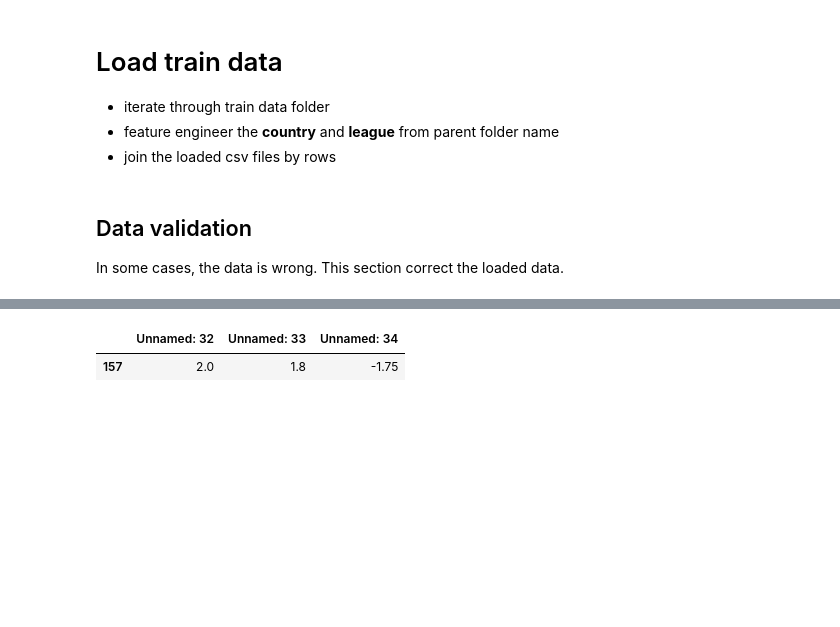
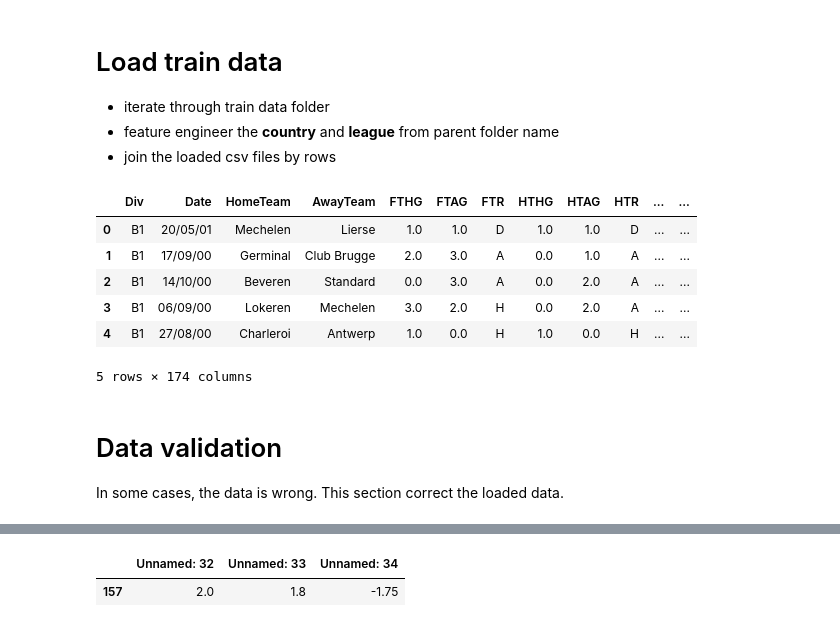
Before and after one commit to balooooooooo/machine-learning-2-coursework, a Jupyter notebook: preprocessing.ipynb, the cells around one changed output, grey strips where cells are left out. Drawn from its saved outputs; the diff is of its cells as text; code cells hidden in the pictures; blank space fills up the shorter version.

Commit message:
Progress in data validation

```diff
--- a/preprocessing.ipynb
+++ b/preprocessing.ipynb
@@ -15,18 +16,28 @@ import matplotlib.ticker as mtick
 # %%
 df = pd.DataFrame()
 for root, directory, files in os.walk("data/train", topdown=False):
     if files:
         for file in files:
             tmp = pd.read_csv(f"{root}/{file}")
             # Remove empty rows and columns
             tmp = tmp.dropna(how='all', axis=0)
             tmp = tmp.dropna(how='all', axis=1)
             # Derive additional columns
             tmp["league"] = int(root.split("\\")[2])
             tmp["country"] = root.split("\\")[1]
             tmp["season"] = int(file[:2]) # no. of season - 00/01 - 0th season, 21/22 - 21st season
             df = pd.concat([df, tmp], axis = 0)
+
+df.head()
+# %% [output]
+|  | Div | Date | HomeTeam | AwayTeam | FTHG | FTAG | FTR | HTHG | HTAG | HTR | ... | ... |
+| 0 | B1 | 20/05/01 | Mechelen | Lierse | 1.0 | 1.0 | D | 1.0 | 1.0 | D | ... | ... |
+| 1 | B1 | 17/09/00 | Germinal | Club Brugge | 2.0 | 3.0 | A | 0.0 | 1.0 | A | ... | ... |
+| 2 | B1 | 14/10/00 | Beveren | Standard | 0.0 | 3.0 | A | 0.0 | 2.0 | A | ... | ... |
+| 3 | B1 | 06/09/00 | Lokeren | Mechelen | 3.0 | 2.0 | H | 0.0 | 2.0 | A | ... | ... |
+| 4 | B1 | 27/08/00 | Charleroi | Antwerp | 1.0 | 0.0 | H | 1.0 | 0.0 | H | ... | ... |
+5 rows × 174 columns
 # %% [markdown]
-## Data validation
+# Data validation
 
 In some cases, the data is wrong. This section correct the loaded data.
```
Also changed, not shown: parts of 32 cells of this notebook.
